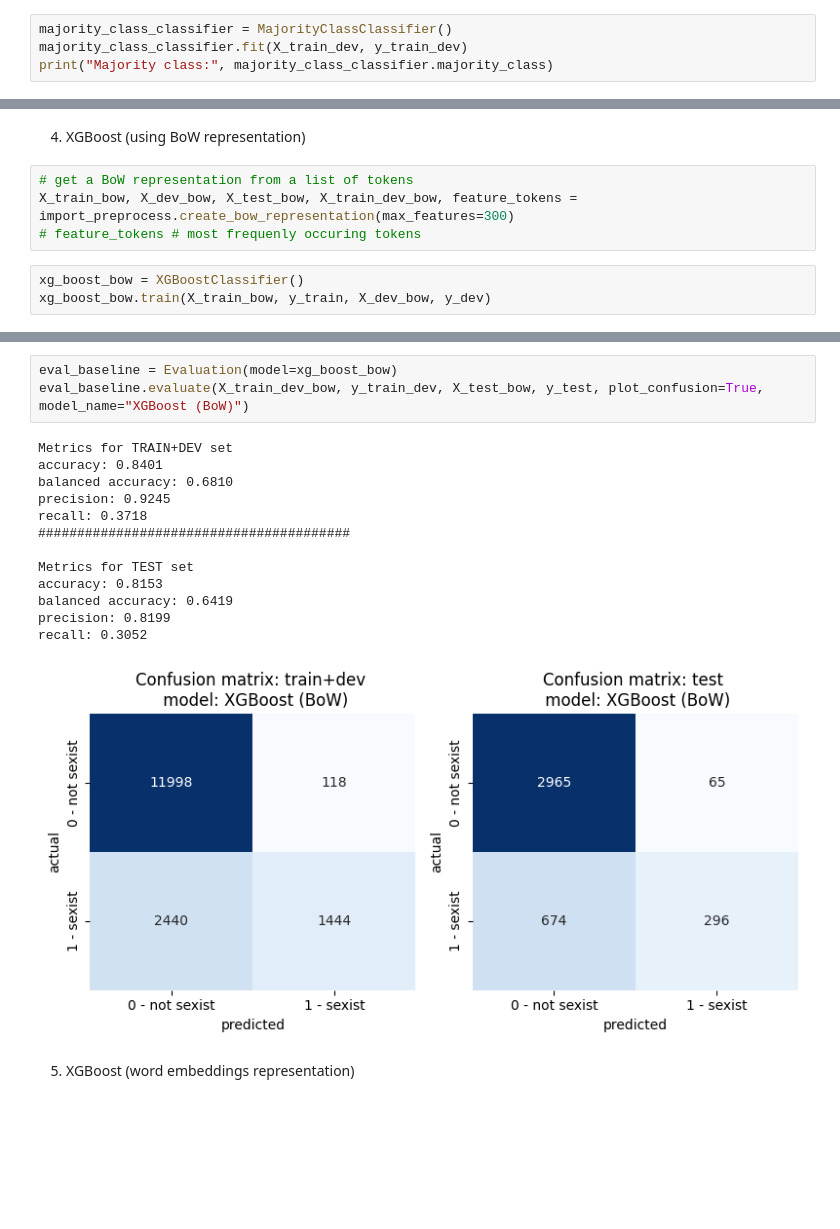
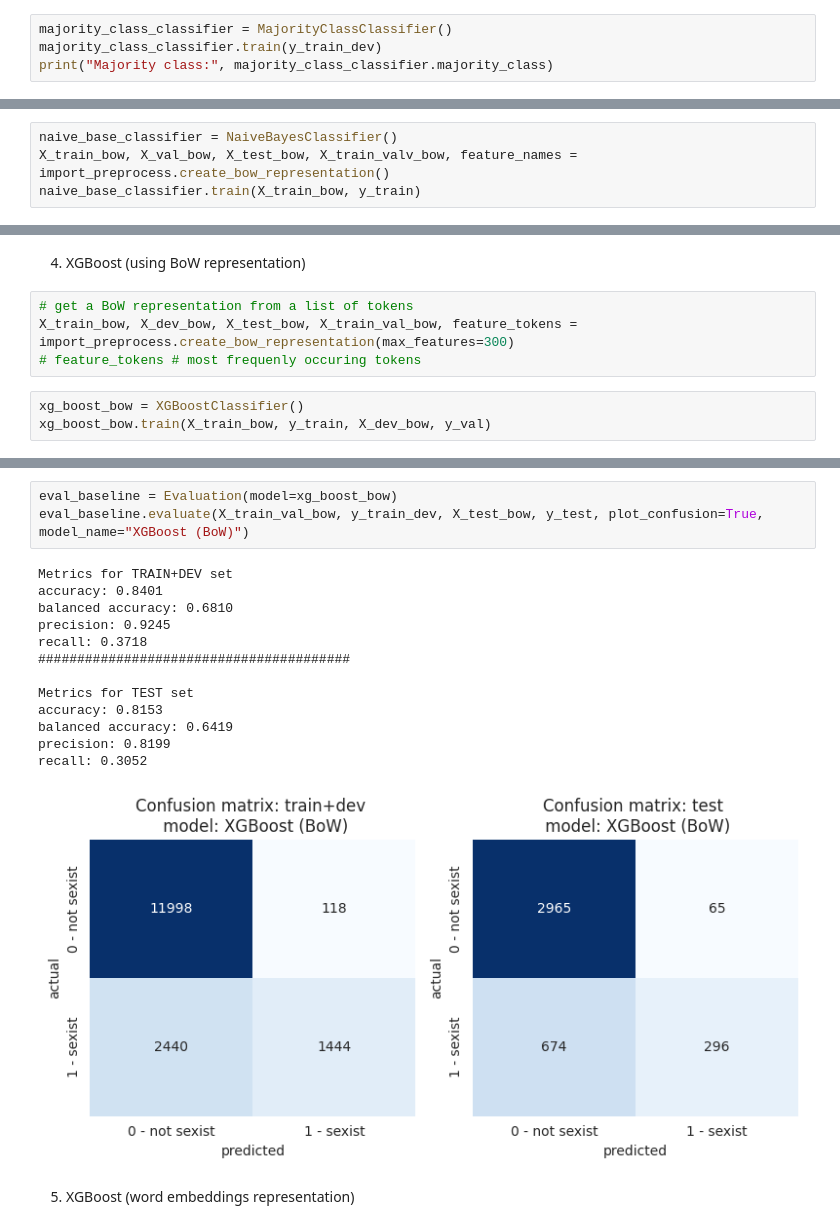
Before and after one commit to henrform/NLP_24W_VSHJ, a Jupyter notebook: milestone 2/milestone_2.ipynb, the cells around one changed output, grey strips where cells are left out. Drawn from its saved outputs; the diff is of its cells as text; blank space fills up the shorter version.

Commit message:
Moved first models to one file. Updated `milestone2.ipynb` to use new file.

```diff
--- a/milestone 2/milestone_2.ipynb
+++ b/milestone 2/milestone_2.ipynb
@@ -48,6 +48,6 @@ plt.show()
 1. majority class classifier
 # %%
 majority_class_classifier = MajorityClassClassifier()
-majority_class_classifier.fit(X_train_dev, y_train_dev)
+majority_class_classifier.train(y_train_dev)
 print("Majority class:", majority_class_classifier.majority_class)
 # %% [output]
@@ -73,3 +73,7 @@ recall: 0.0000
 2. regex classifier
 # %% [markdown]
 3. Naive Bayes (NB)
+# %%
+naive_base_classifier = NaiveBayesClassifier()
+X_train_bow, X_val_bow, X_test_bow, X_train_valv_bow, feature_names = import_preprocess.create_bow_representation()
+naive_base_classifier.train(X_train_bow, y_train)
@@ -77,11 +98,11 @@ recall: 0.0000
 4. XGBoost (using BoW representation)
 # %%
 # get a BoW representation from a list of tokens
-X_train_bow, X_dev_bow, X_test_bow, X_train_dev_bow, feature_tokens = import_preprocess.create_bow_representation(max_features=300)
+X_train_bow, X_dev_bow, X_test_bow, X_train_val_bow, feature_tokens = import_preprocess.create_bow_representation(max_features=300)
 # feature_tokens # most frequenly occuring tokens
 # %%
 xg_boost_bow = XGBoostClassifier()
-xg_boost_bow.train(X_train_bow, y_train, X_dev_bow, y_dev)
+xg_boost_bow.train(X_train_bow, y_train, X_dev_bow, y_val)
 # %% [output]
 [0]     train-logloss:0.53193   eval-logloss:0.53723
 [1]     train-logloss:0.51431   eval-logloss:0.52352
@@ -122,21 +132,21 @@ Parameters: { "n_estimators" } are not used.
 [64]    train-logloss:0.37047   eval-logloss:0.45618
 # %%
 eval_baseline = Evaluation(model=xg_boost_bow)
-eval_baseline.evaluate(X_train_dev_bow, y_train_dev, X_test_bow, y_test, plot_confusion=True, model_name="XGBoost (BoW)")
+eval_baseline.evaluate(X_train_val_bow, y_train_dev, X_test_bow, y_test, plot_confusion=True, model_name="XGBoost (BoW)")
 # %% [output]
 Metrics for TRAIN+DEV set
 accuracy: 0.8401
 balanced accuracy: 0.6810
 precision: 0.9245
 recall: 0.3718
 ########################################
 
 Metrics for TEST set
 accuracy: 0.8153
 balanced accuracy: 0.6419
 precision: 0.8199
 recall: 0.3052
-[figure, old version]
+[figure, new version]
 # %% [markdown]
 5. XGBoost (word embeddings representation)
 # %% [markdown]
```
Also changed, not shown: parts of 9 cells of this notebook, 2 other files.
